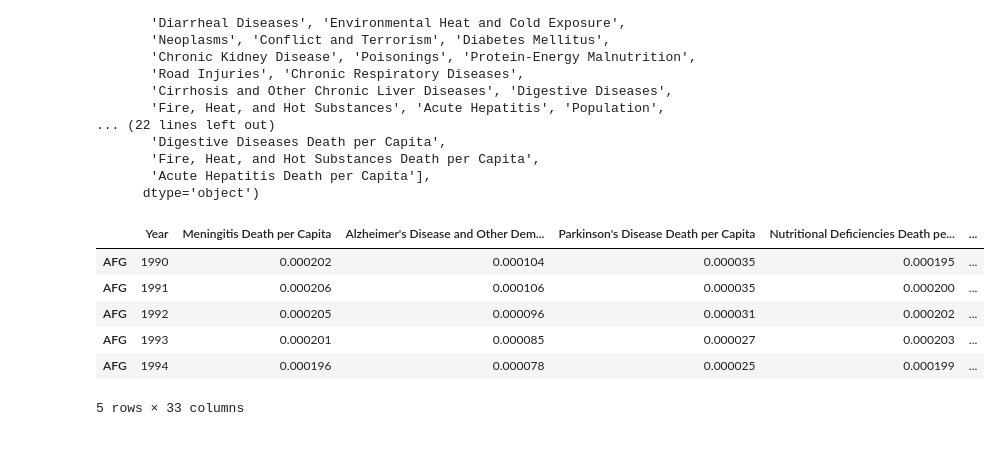
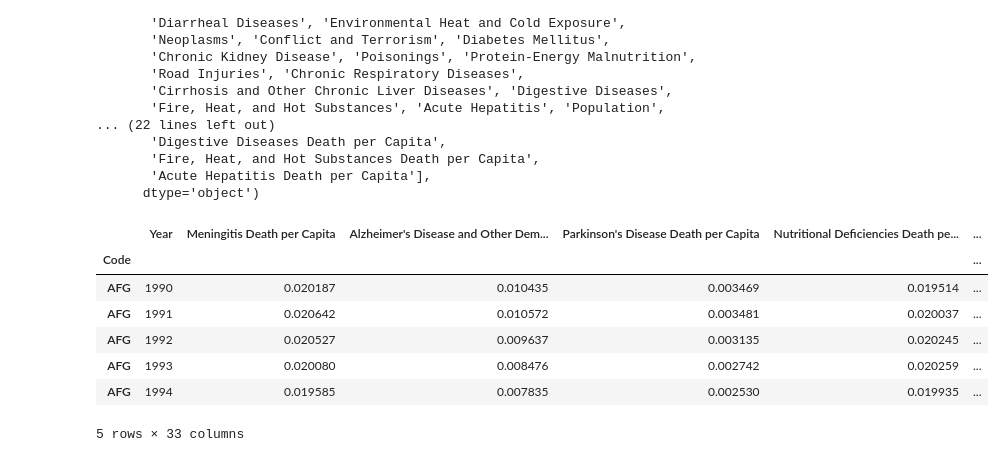
Before and after one commit to thomasjngo/Cause-of-Death-Analysis, a Jupyter notebook: Cause of Death Analysis/CommonCausesofDeath.ipynb, the cells around one changed output. Cells and saved outputs as stored; diff of their text form; code cells hidden in the pictures.

```diff
--- a/Cause of Death Analysis/CommonCausesofDeath.ipynb
+++ b/Cause of Death Analysis/CommonCausesofDeath.ipynb
@@ -212,8 +212,8 @@ per_capita_death_df=cause_aid_pop_df[['Code','Year','Meningitis',
        'Chronic Kidney Disease', 'Poisonings', 'Protein-Energy Malnutrition',
        'Road Injuries', 'Chronic Respiratory Diseases',
        'Cirrhosis and Other Chronic Liver Diseases', 'Digestive Diseases',
-       'Fire, Heat, and Hot Substances', 'Acute Hepatitis','Population']].set_index('Code')
-per_capita_death_df.index.name= None
+       'Fire, Heat, and Hot Substances', 'Acute Hepatitis','Population']].set_index("Code")
+
 #need to itterate over the columns and divide each death column by the population i would assume its some sort of for loop
 # per_capita_death_df['Meningitis Death per Capita']=per_capita_death_df['Meningitis']/per_capita_death_df['Population']
 display(per_capita_death_df)
@@ -232,10 +233,10 @@ display(per_capita_death_df)
 | ZWE | 2019 | 1450 | 812 | 232 | 2884 | 2068 | ... |
 4584 rows × 33 columns
 # %%
-#adding columns for death per capita for each cause of death
+#adding columns for death per capita for each cause of death and the data in those new columns
 column_list=per_capita_death_df.columns.values
 for column in column_list[1:(len(column_list)-1)]:
-    per_capita_death_df[f'{column} Death per Capita']=per_capita_death_df[column]/per_capita_death_df['Population']
+    per_capita_death_df[f'{column} Death per Capita']=per_capita_death_df[column]/per_capita_death_df['Population']*100
 # %%
 per_capita_death_df.columns
 # %% [output]
@@ -259,37 +260,38 @@ Index(['Year', 'Meningitis', 'Alzheimer's Disease and Other Dementias',
 # %%
 #create a new df with just death per capita stats
 death_per_capita_df=per_capita_death_df[['Year','Meningitis Death per Capita',
        "Alzheimer's Disease and Other Dementias Death per Capita",
        "Parkinson's Disease Death per Capita",
        'Nutritional Deficiencies Death per Capita', 'Malaria Death per Capita',
        'Drowning Death per Capita', 'Interpersonal Violence Death per Capita',
        'Maternal Disorders Death per Capita', 'HIV/AIDS Death per Capita',
        'Drug Use Disorders Death per Capita', 'Tuberculosis Death per Capita',
        'Cardiovascular Diseases Death per Capita',
        'Lower Respiratory Infections Death per Capita',
        'Neonatal Disorders Death per Capita',
        'Alcohol Use Disorders Death per Capita', 'Self-harm Death per Capita',
        'Exposure to Forces of Nature Death per Capita',
        'Diarrheal Diseases Death per Capita',
        'Environmental Heat and Cold Exposure Death per Capita',
        'Neoplasms Death per Capita', 'Conflict and Terrorism Death per Capita',
        'Diabetes Mellitus Death per Capita',
        'Chronic Kidney Disease Death per Capita',
        'Poisonings Death per Capita',
        'Protein-Energy Malnutrition Death per Capita',
        'Road Injuries Death per Capita',
        'Chronic Respiratory Diseases Death per Capita',
        'Cirrhosis and Other Chronic Liver Diseases Death per Capita',
        'Digestive Diseases Death per Capita',
        'Fire, Heat, and Hot Substances Death per Capita',
        'Acute Hepatitis Death per Capita','Population']]
-death_per_capita_df.head()
+death_per_capita_df.head(5)
 # %% [output]
 |  | Year | Meningitis Death per Capita | Alzheimer's Disease and Other Dem... | Parkinson's Disease Death per Capita | Nutritional Deficiencies Death pe... | ... |
-| AFG | 1990 | 0.000202 | 0.000104 | 0.000035 | 0.000195 | ... |
-| AFG | 1991 | 0.000206 | 0.000106 | 0.000035 | 0.000200 | ... |
-| AFG | 1992 | 0.000205 | 0.000096 | 0.000031 | 0.000202 | ... |
-| AFG | 1993 | 0.000201 | 0.000085 | 0.000027 | 0.000203 | ... |
-| AFG | 1994 | 0.000196 | 0.000078 | 0.000025 | 0.000199 | ... |
+| Code |  |  |  |  |  | ... |
+| AFG | 1990 | 0.020187 | 0.010435 | 0.003469 | 0.019514 | ... |
+| AFG | 1991 | 0.020642 | 0.010572 | 0.003481 | 0.020037 | ... |
+| AFG | 1992 | 0.020527 | 0.009637 | 0.003135 | 0.020245 | ... |
+| AFG | 1993 | 0.020080 | 0.008476 | 0.002742 | 0.020259 | ... |
+| AFG | 1994 | 0.019585 | 0.007835 | 0.002530 | 0.019935 | ... |
 5 rows × 33 columns
 # %%
```
Also changed, not shown: parts of 5 cells of this notebook.
